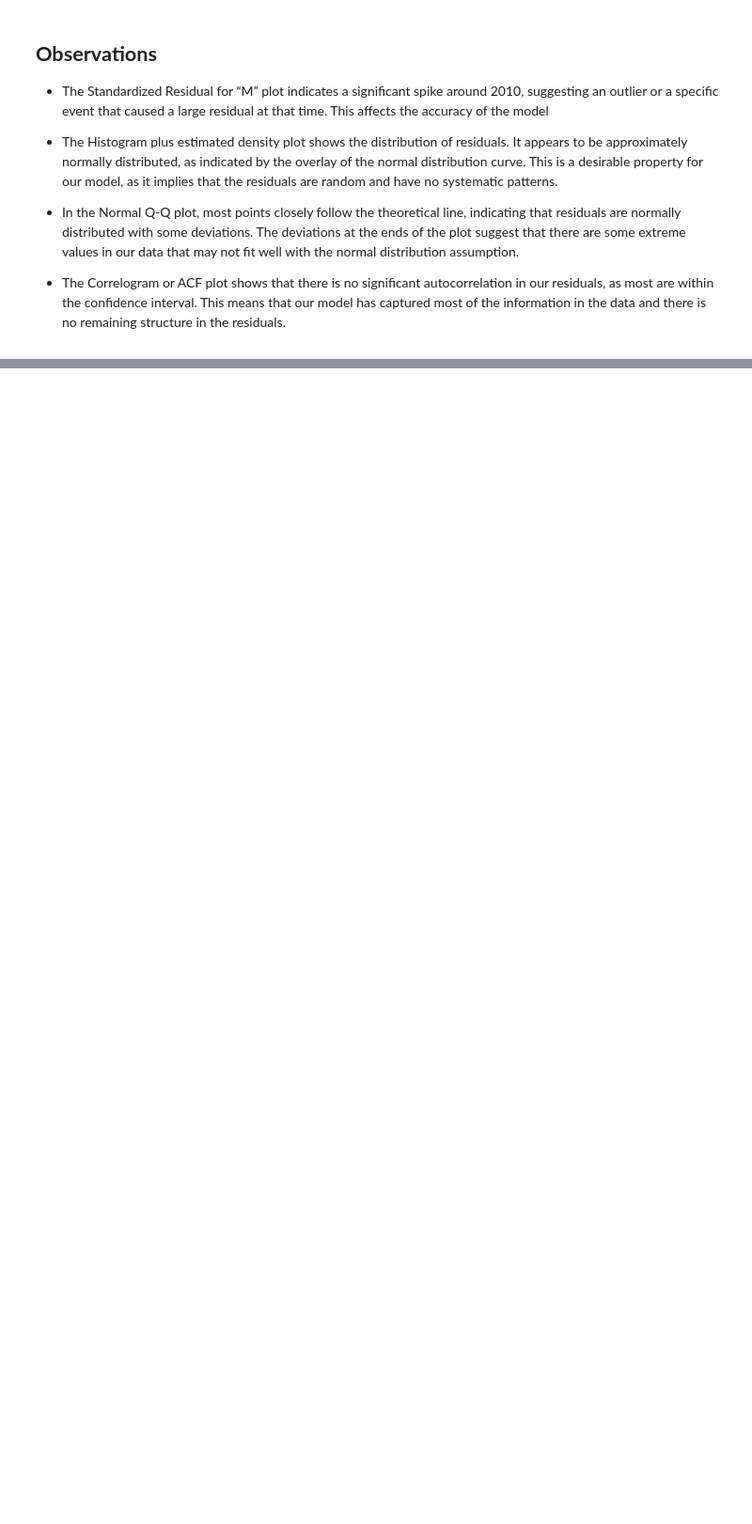
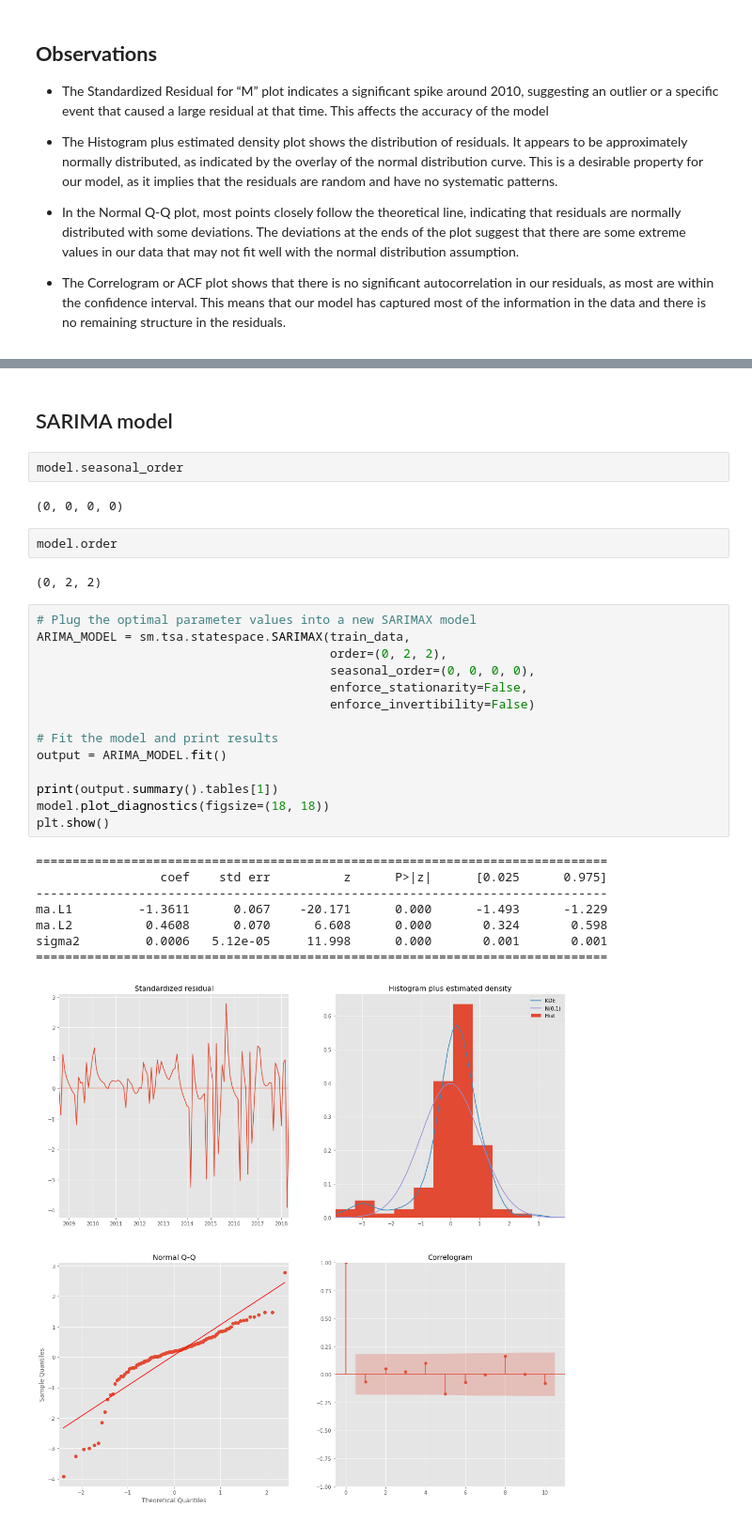
Before and after one commit to MWENDA1999/Predictive-Modeling-Time-Series-Forecasting-G9DSF-FT06-P4, a Jupyter notebook: notebook.ipynb, the cells around one changed output, grey strips where cells are left out. Shown at 94% size. Drawn from its saved outputs; the diff is of its cells as text; blank space fills up the shorter version.

```diff
--- a/notebook.ipynb
+++ b/notebook.ipynb
@@ -876,0 +959,33 @@ Warnings:
+# %% [markdown]
+## SARIMA model
+# %%
+model.seasonal_order
+# %% [output]
+(0, 0, 0, 0)
+# %%
+model.order
+# %% [output]
+(0, 2, 2)
+# %%
+# Plug the optimal parameter values into a new SARIMAX model
+ARIMA_MODEL = sm.tsa.statespace.SARIMAX(train_data,
+                                        order=(0, 2, 2),
+                                        seasonal_order=(0, 0, 0, 0),
+                                        enforce_stationarity=False,
+                                        enforce_invertibility=False)
+
+# Fit the model and print results
+output = ARIMA_MODEL.fit()
+
+print(output.summary().tables[1])
+model.plot_diagnostics(figsize=(18, 18))
+plt.show()
+# %% [output]
+==============================================================================
+                 coef    std err          z      P>|z|      [0.025      0.975]
+------------------------------------------------------------------------------
+ma.L1         -1.3611      0.067    -20.171      0.000      -1.493      -1.229
+ma.L2          0.4608      0.070      6.608      0.000       0.324       0.598
+sigma2         0.0006   5.12e-05     11.998      0.000       0.001       0.001
+==============================================================================
+[figure, added]
```
Also changed, not shown: parts of 38 cells of this notebook, 1 other file.
